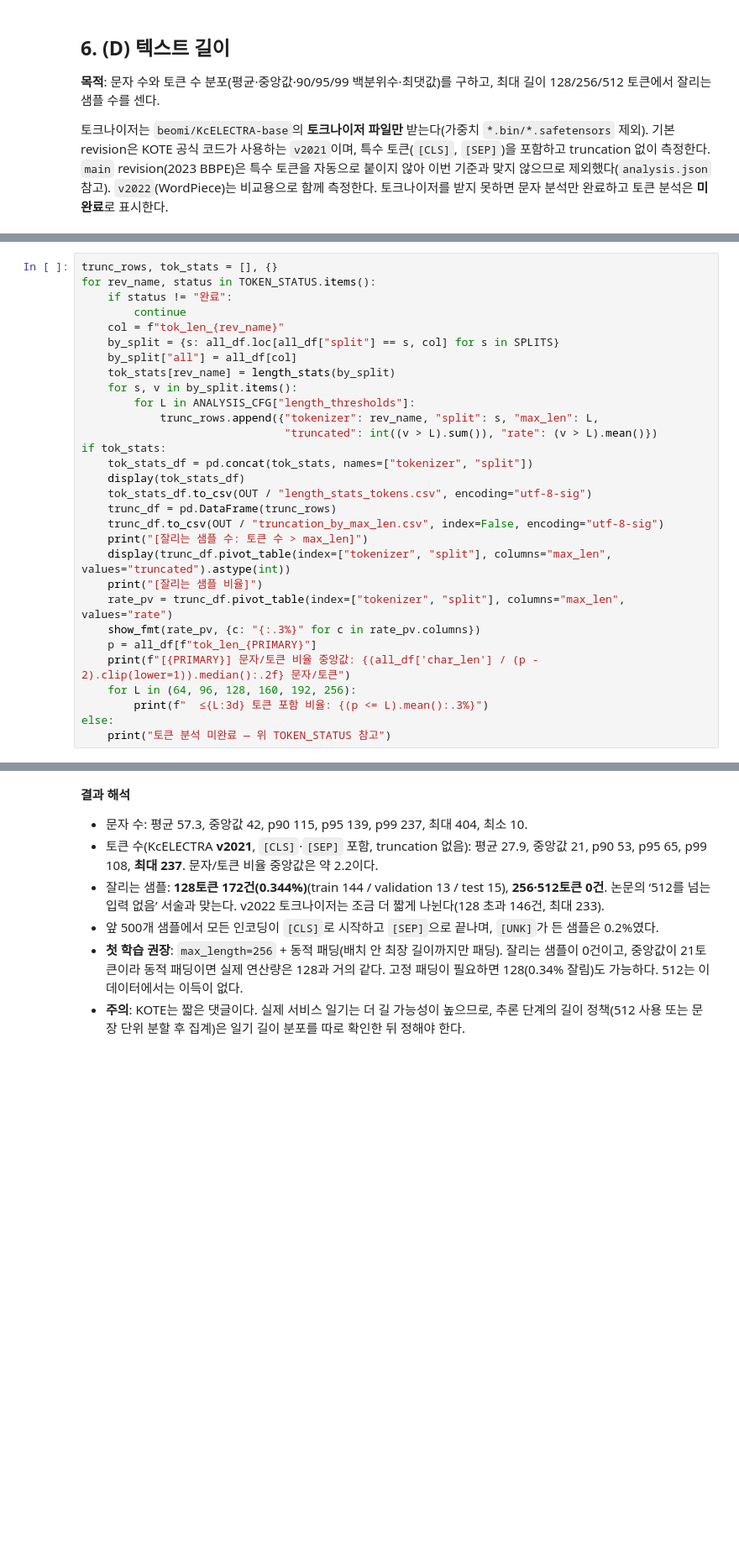
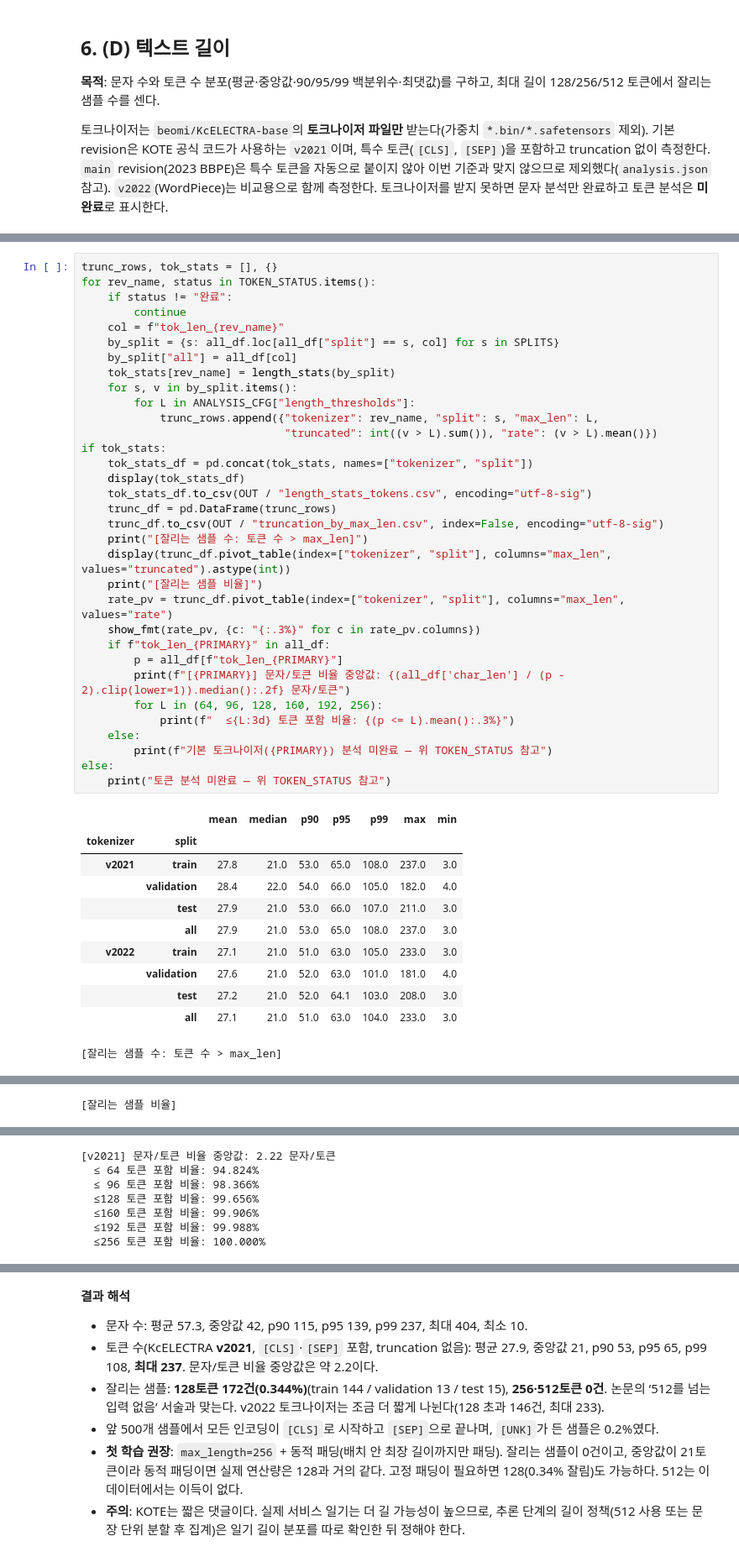
Before and after one commit to EJ-Koo/PBL1_, a Jupyter notebook: ai/notebooks/01_data_analysis.ipynb, the cells around one changed output, grey strips where cells are left out. Shown at 84% size. Cells and saved outputs as stored; diff of their text form; blank space fills up the shorter version.

```diff
--- a/ai/notebooks/01_data_analysis.ipynb
+++ b/ai/notebooks/01_data_analysis.ipynb
@@ -611,30 +821,45 @@ if PRIMARY in TOKENIZERS:
 # %%
 trunc_rows, tok_stats = [], {}
 for rev_name, status in TOKEN_STATUS.items():
     if status != "완료":
         continue
     col = f"tok_len_{rev_name}"
     by_split = {s: all_df.loc[all_df["split"] == s, col] for s in SPLITS}
     by_split["all"] = all_df[col]
     tok_stats[rev_name] = length_stats(by_split)
     for s, v in by_split.items():
         for L in ANALYSIS_CFG["length_thresholds"]:
             trunc_rows.append({"tokenizer": rev_name, "split": s, "max_len": L,
                                "truncated": int((v > L).sum()), "rate": (v > L).mean()})
 if tok_stats:
     tok_stats_df = pd.concat(tok_stats, names=["tokenizer", "split"])
     display(tok_stats_df)
     tok_stats_df.to_csv(OUT / "length_stats_tokens.csv", encoding="utf-8-sig")
     trunc_df = pd.DataFrame(trunc_rows)
     trunc_df.to_csv(OUT / "truncation_by_max_len.csv", index=False, encoding="utf-8-sig")
     print("[잘리는 샘플 수: 토큰 수 > max_len]")
     display(trunc_df.pivot_table(index=["tokenizer", "split"], columns="max_len", values="truncated").astype(int))
     print("[잘리는 샘플 비율]")
     rate_pv = trunc_df.pivot_table(index=["tokenizer", "split"], columns="max_len", values="rate")
     show_fmt(rate_pv, {c: "{:.3%}" for c in rate_pv.columns})
-    p = all_df[f"tok_len_{PRIMARY}"]
-    print(f"[{PRIMARY}] 문자/토큰 비율 중앙값: {(all_df['char_len'] / (p - 2).clip(lower=1)).median():.2f} 문자/토큰")
-    for L in (64, 96, 128, 160, 192, 256):
-        print(f"  ≤{L:3d} 토큰 포함 비율: {(p <= L).mean():.3%}")
+    if f"tok_len_{PRIMARY}" in all_df:
+        p = all_df[f"tok_len_{PRIMARY}"]
+        print(f"[{PRIMARY}] 문자/토큰 비율 중앙값: {(all_df['char_len'] / (p - 2).clip(lower=1)).median():.2f} 문자/토큰")
+        for L in (64, 96, 128, 160, 192, 256):
+            print(f"  ≤{L:3d} 토큰 포함 비율: {(p <= L).mean():.3%}")
+    else:
+        print(f"기본 토크나이저({PRIMARY}) 분석 미완료 — 위 TOKEN_STATUS 참고")
 else:
     print("토큰 분석 미완료 — 위 TOKEN_STATUS 참고")
+# %% [output]
+|  |  | mean | median | p90 | p95 | p99 | max | min |
+| tokenizer | split |  |  |  |  |  |  |  |
+| v2021 | train | 27.8 | 21.0 | 53.0 | 65.0 | 108.0 | 237.0 | 3.0 |
+|  | validation | 28.4 | 22.0 | 54.0 | 66.0 | 105.0 | 182.0 | 4.0 |
+|  | test | 27.9 | 21.0 | 53.0 | 66.0 | 107.0 | 211.0 | 3.0 |
+|  | all | 27.9 | 21.0 | 53.0 | 65.0 | 108.0 | 237.0 | 3.0 |
+| v2022 | train | 27.1 | 21.0 | 51.0 | 63.0 | 105.0 | 233.0 | 3.0 |
+|  | validation | 27.6 | 21.0 | 52.0 | 63.0 | 101.0 | 181.0 | 4.0 |
+|  | test | 27.2 | 21.0 | 52.0 | 64.1 | 103.0 | 208.0 | 3.0 |
+|  | all | 27.1 | 21.0 | 51.0 | 63.0 | 104.0 | 233.0 | 3.0 |
+[잘리는 샘플 수: 토큰 수 > max_len]
@@ -640,0 +876 @@ else:
+[잘리는 샘플 비율]
@@ -641,3 +887,10 @@ else:
+[v2021] 문자/토큰 비율 중앙값: 2.22 문자/토큰
+  ≤ 64 토큰 포함 비율: 94.824%
+  ≤ 96 토큰 포함 비율: 98.366%
+  ≤128 토큰 포함 비율: 99.656%
+  ≤160 토큰 포함 비율: 99.906%
+  ≤192 토큰 포함 비율: 99.988%
+  ≤256 토큰 포함 비율: 100.000%
 # %%
 fig, axes = plt.subplots(1, 2, figsize=(11, 3.6))
 ax = axes[0]
```
Also changed, not shown: parts of 30 cells of this notebook, 3 other files.
